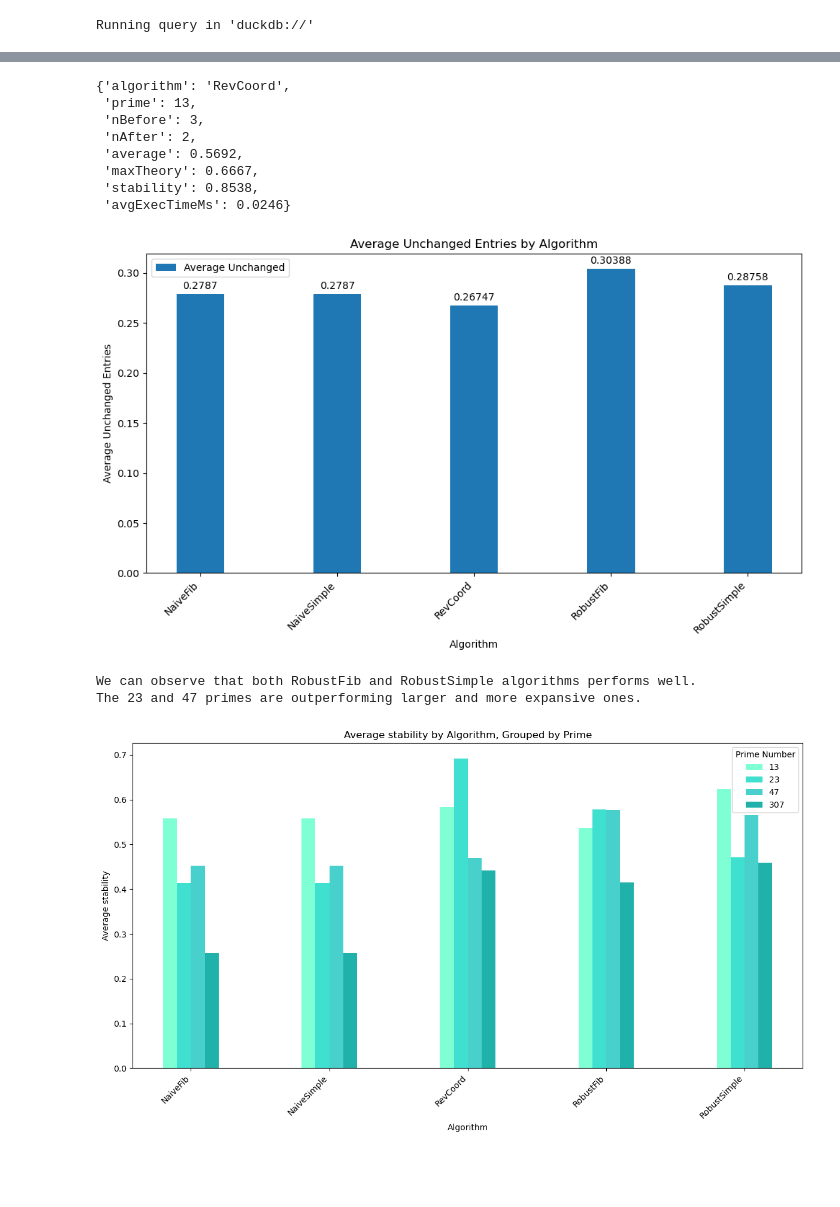
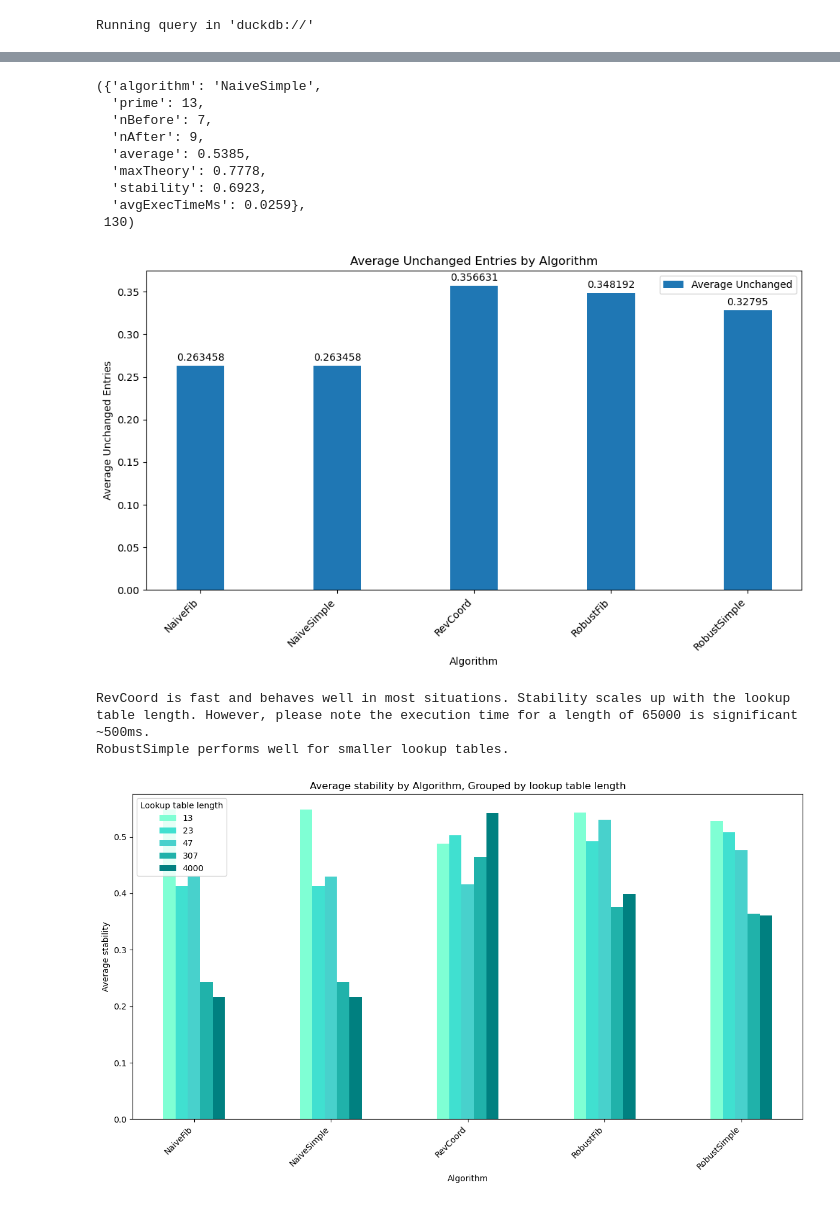
Before and after one commit to alexandremahdhaoui/udplb, a Jupyter notebook: analysis/rlt/rlt-benchmark.ipynb, the cells around one changed output, grey strips where cells are left out. Saved outputs shown, nothing was run; the diff lists cells and outputs as text; code cells hidden in the pictures; blank space fills up the shorter version.

Commit message:
🌱 Improve RevCoord (#5)
This commit improves RevCoord RLT algorithm & updates its analysis.

Signed-off-by: Alexandre Mahdhaoui <alexandre.mahdhaoui@gmail.com>

```diff
--- a/analysis/rlt/rlt-benchmark.ipynb
+++ b/analysis/rlt/rlt-benchmark.ipynb
@@ -104,17 +104,21 @@ scaleUp, scaleDown
  Truncated to displaylimit of 10.)
 # %%
 column_names = [ "algorithm", "prime", "nBefore", "nAfter", "average", "maxTheory", "stability", "avgExecTimeMs" ]
-data = [dict(zip(column_names, row)) for row in scaleDown]
-data[0]
+dataUp = [dict(zip(column_names, row)) for row in scaleUp]
+dataDown = [dict(zip(column_names, row)) for row in scaleDown]
+dataUp.extend(dataDown)
+data = dataUp
+data[0], len(data)
 # %% [output]
-{'algorithm': 'RevCoord',
- 'prime': 13,
- 'nBefore': 3,
- 'nAfter': 2,
- 'average': 0.5692,
- 'maxTheory': 0.6667,
- 'stability': 0.8538,
- 'avgExecTimeMs': 0.0246}
+({'algorithm': 'NaiveSimple',
+  'prime': 13,
+  'nBefore': 7,
+  'nAfter': 9,
+  'average': 0.5385,
+  'maxTheory': 0.7778,
+  'stability': 0.6923,
+  'avgExecTimeMs': 0.0259},
+ 130)
 # %%
 algorithms = [row['algorithm'] for row in data]
 average_unchanged = [row['average'] for row in data]
@@ -142,44 +146,44 @@ ax.bar_label(rects1, padding=3)
 fig.tight_layout()
 plt.show()
 # %% [output]
-[figure, old version]
+[figure, new version]
 # %%
 unique_primes = sorted(list(set([row['prime'] for row in data])))
 unique_algorithms = sorted(list(set([row['algorithm'] for row in data])))
 
 x = np.arange(len(unique_algorithms))
 width = 0.9 / (len(unique_primes) + len(unique_algorithms))  # Adjust width based on the number of prime numbers
 
 fig, ax = plt.subplots(figsize=(12, 7))
 # https://i.sstatic.net/lFZum.png
-colors = ["aquamarine", "turquoise", "mediumturquoise", "lightseagreen", "teal" ]
+colors = ["aquamarine", "turquoise", "mediumturquoise", "lightseagreen", "teal", "black", "black" ]
 
 for i, algo in enumerate(unique_algorithms):
     for j, prime in enumerate(unique_primes):
         mean_stability = np.mean([row['stability'] for row in data if row['algorithm'] == algo and row['prime'] == prime])
         # Handle cases where an algorithm might not have data for a specific prime
         if (mean_stability):
             offset = (j) * width
             ax.bar(i + offset, mean_stability, width, label=prime, color=colors[j])
 
 ax.set_ylabel('Average stability')
 ax.set_xlabel('Algorithm')
-ax.set_title('Average stability by Algorithm, Grouped by Prime')
+ax.set_title('Average stability by Algorithm, Grouped by lookup table length')
 ax.set_xticks(x + width * (len(unique_primes) - 1) / 2)
 ax.set_xticklabels(unique_algorithms, rotation=45, ha='right')
-ax.legend(unique_primes, title='Prime Number')
+ax.legend(unique_primes, title='Lookup table length')
 
 # handles, labels = plt.gca().get_legend_handles_labels()
 # by_label = dict(zip(labels, handles))
 # plt.legend(by_label.values(), by_label.keys())
 
 
 fig.tight_layout()
 
-print("We can observe that both RobustFib and RobustSimple algorithms performs well.")
-print("The 23 and 47 primes are outperforming larger and more expansive ones.")
+print("RevCoord is fast and behaves well in most situations. Stability scales up with the lookup table length. However, please note the execution time for a length of 65000 is significant ~500ms.")
+print("RobustSimple performs well for smaller lookup tables.")
 plt.show()
 # %% [output]
-We can observe that both RobustFib and RobustSimple algorithms performs well.
-The 23 and 47 primes are outperforming larger and more expansive ones.
+RevCoord is fast and behaves well in most situations. Stability scales up with the lookup table length. However, please note the execution time for a length of 65000 is significant ~500ms.
+RobustSimple performs well for smaller lookup tables.
-[figure, old version]
+[figure, new version]
```
Also changed, not shown: parts of 2 cells of this notebook, 4 other files.
